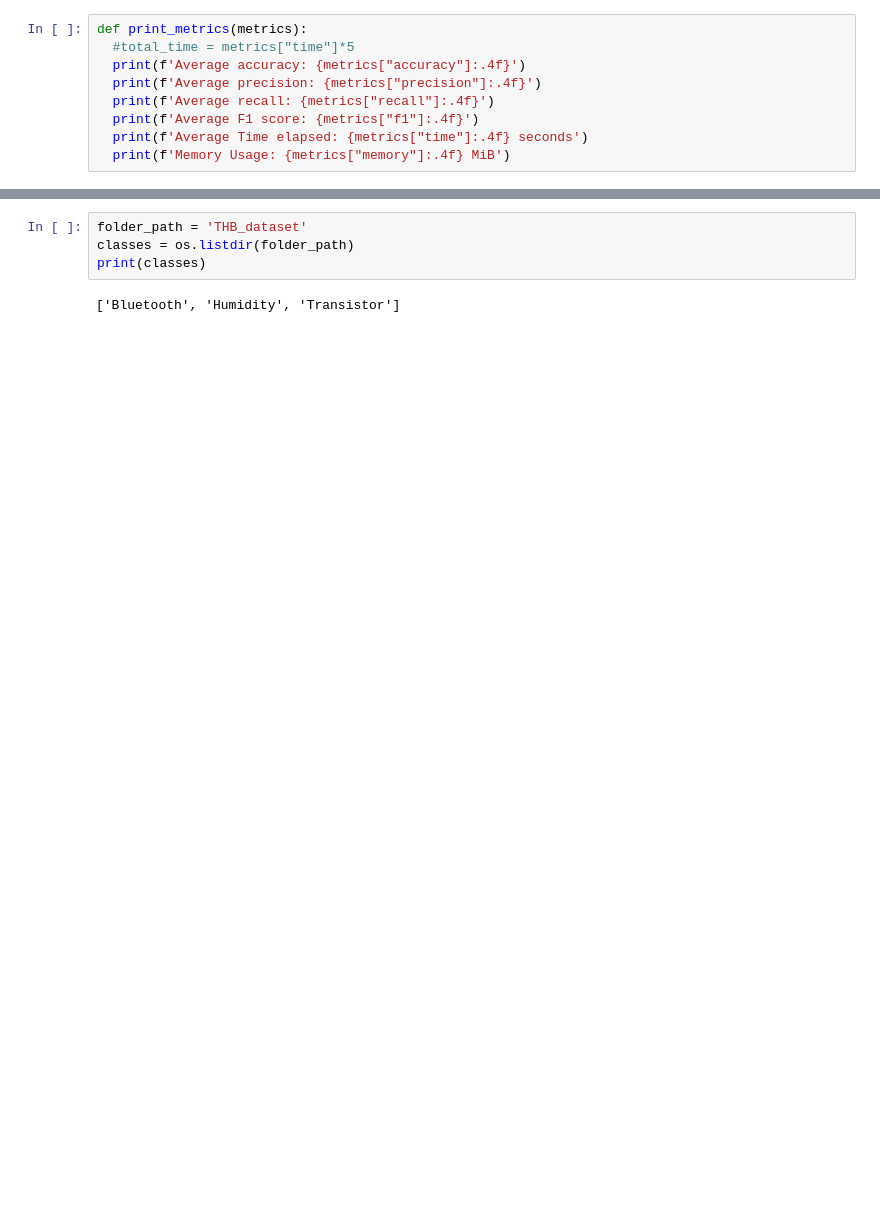
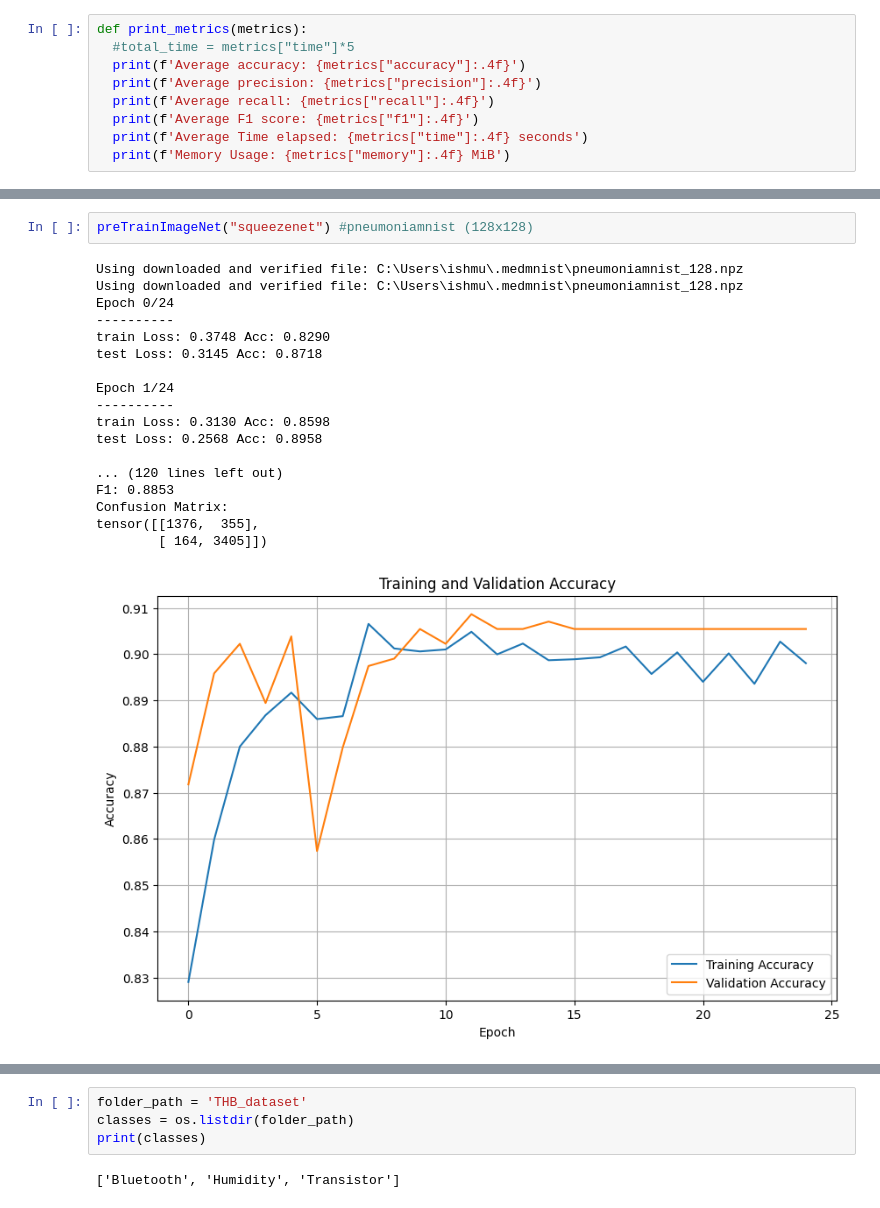
Before and after one commit to AnasIshfaque/Priv-FedTL, a Jupyter notebook: playground/Developing Transfer Learning Model/SqueezeNet_TL.ipynb, the cells around one changed output, grey strips where cells are left out. Saved outputs shown, nothing was run; the diff lists cells and outputs as text; blank space fills up the shorter version.

```diff
--- a/playground/Developing Transfer Learning Model/SqueezeNet_TL.ipynb
+++ b/playground/Developing Transfer Learning Model/SqueezeNet_TL.ipynb
@@ -322,0 +319,21 @@ def preTrainImageNet(model_name, classes):
+# %%
+preTrainImageNet("squeezenet") #pneumoniamnist (128x128)
+# %% [output]
+Using downloaded and verified file: C:\Users\ishmu\.medmnist\pneumoniamnist_128.npz
+Using downloaded and verified file: C:\Users\ishmu\.medmnist\pneumoniamnist_128.npz
+Epoch 0/24
+----------
+train Loss: 0.3748 Acc: 0.8290
+test Loss: 0.3145 Acc: 0.8718
+
+Epoch 1/24
+----------
+train Loss: 0.3130 Acc: 0.8598
+test Loss: 0.2568 Acc: 0.8958
+
+... (120 lines left out)
+F1: 0.8853
+Confusion Matrix:
+tensor([[1376,  355],
+        [ 164, 3405]])
+[figure, added]
```
Also changed, not shown: parts of 12 cells of this notebook, 1 other file.
